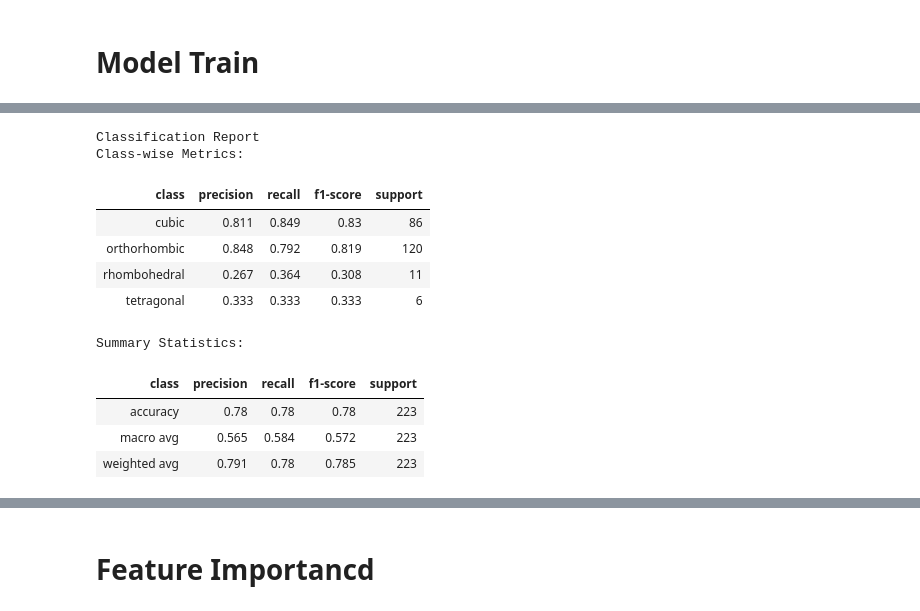
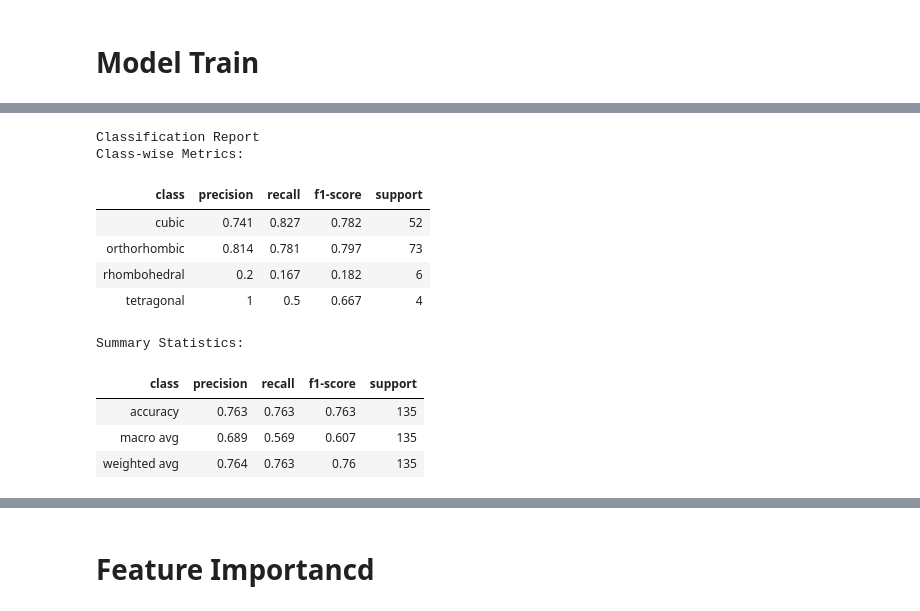
Before and after one commit to omarfarukof/ABO3_Perovskites_Classification, a Jupyter notebook: Notebook/model.ipynb, the cells around one changed output, grey strips where cells are left out. Cells and saved outputs as stored; diff of their text form; code cells hidden in the pictures.

```diff
--- a/Notebook/model.ipynb
+++ b/Notebook/model.ipynb
@@ -285,28 +289,15 @@ sns.heatmap(_corr, annot=True)
 # %%
 X = train_df_final.drop(['Lowest distortion'], axis=1)
 y = train_df_final['Lowest distortion']
-smote = SMOTE(random_state=100)
-X_train, X_test, y_train, y_test = train_test_split(X, y, test_size=0.33, stratify=y, random_state=100)
-X_train, y_train = smote.fit_resample(X_train, y_train)
+# smote = SMOTE(random_state=100)
+ros = RandomOverSampler(random_state=42)
+X_train, X_test, y_train, y_test = train_test_split(X, y, test_size=0.33, stratify=y, random_state=42)
+_columns = X_train.columns
+X_train, y_train = ros.fit_resample(X_train, y_train)
+X_train = pd.DataFrame(X_train, columns=_columns)
 # %%
+lgbm = LGBMClassifier()
 
-from sklearn.model_selection import cross_val_score
-# from sklearn.metrics import accuracy_score
-
-# Define the hyperparameters
-
-# Create a 5-fold cross-validation object
-cv = 5
-
-# Create a LightGBM classifier
-# clf = lgb.LGBMClassifier(**params)
-
-lgbm = LGBMClassifier(
-    # force_col_wise=True,
-    objective="multiclass",
-    n_estimators=250,
-    learning_rate=0.01
-)
 lgbm.fit(X_train, y_train )
 
 y_pred = lgbm.predict(X_test)
@@ -391,41 +616,44 @@ def classification_report_to_dataframe(y_true, y_pred, class_names=None, digits=
 
     # Clean up formatting
     for col in ['precision', 'recall', 'f1-score']:
         metrics_df[col] = metrics_df[col].apply(
             lambda x: f"{x:.{digits}f}" if not pd.isna(x) else ""
         )
         summary_df[col] = summary_df[col].apply(
             lambda x: f"{x:.{digits}f}" if not pd.isna(x) else ""
         )
 
     # Add total support count
     total_support = metrics_df['support'].sum()
     summary_df.loc[summary_df['class'] == 'accuracy', 'support'] = total_support
 
     report = mo.vstack([
     mo.md(f"{'#'*title_level} {title}"),
     mo.md("## Class-wise Metrics:"),
     mo.md(metrics_df.to_markdown(index=False)),
     mo.md("## Summary Statistics:"),
     mo.md(summary_df.to_markdown(index=False))
     ])
-    return report
+    # print(metrics_df)
+    return report , metrics_df, summary_df
 
-classification_report_to_dataframe(
+_report, _, _ = classification_report_to_dataframe(
     y_test, y_pred,
     class_names=le.classes_,
     digits=3
 )
+
+_report
 # %% [output]
 Classification Report
 Class-wise Metrics:
 | class | precision | recall | f1-score | support |
-| cubic | 0.811 | 0.849 | 0.83 | 86 |
-| orthorhombic | 0.848 | 0.792 | 0.819 | 120 |
-| rhombohedral | 0.267 | 0.364 | 0.308 | 11 |
-| tetragonal | 0.333 | 0.333 | 0.333 | 6 |
+| cubic | 0.741 | 0.827 | 0.782 | 52 |
+| orthorhombic | 0.814 | 0.781 | 0.797 | 73 |
+| rhombohedral | 0.2 | 0.167 | 0.182 | 6 |
+| tetragonal | 1 | 0.5 | 0.667 | 4 |
 Summary Statistics:
 | class | precision | recall | f1-score | support |
-| accuracy | 0.78 | 0.78 | 0.78 | 223 |
-| macro avg | 0.565 | 0.584 | 0.572 | 223 |
-| weighted avg | 0.791 | 0.78 | 0.785 | 223 |
+| accuracy | 0.763 | 0.763 | 0.763 | 135 |
+| macro avg | 0.689 | 0.569 | 0.607 | 135 |
+| weighted avg | 0.764 | 0.763 | 0.76 | 135 |
```
Also changed, not shown: parts of 13 cells of this notebook, 5 other files.
